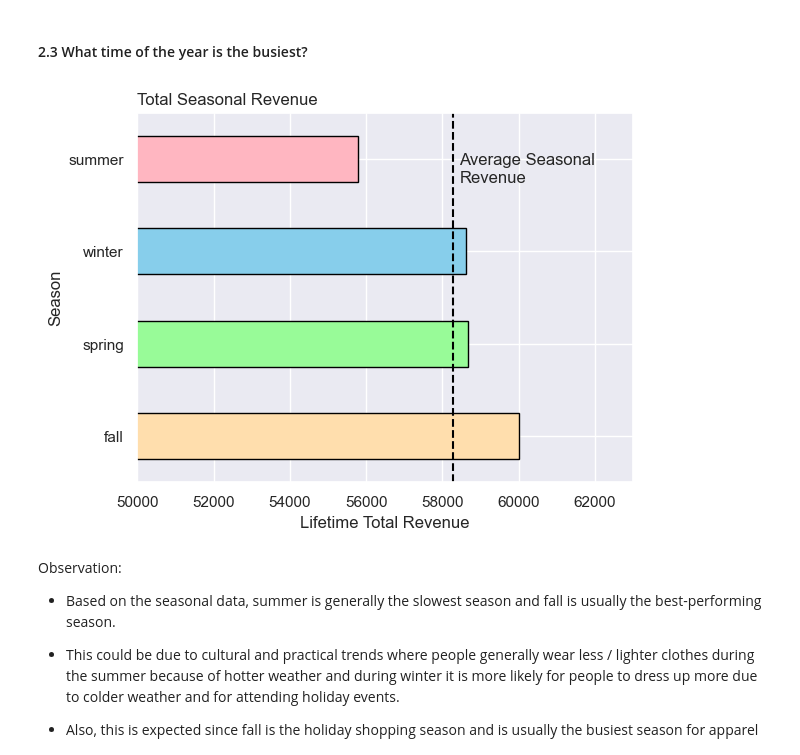
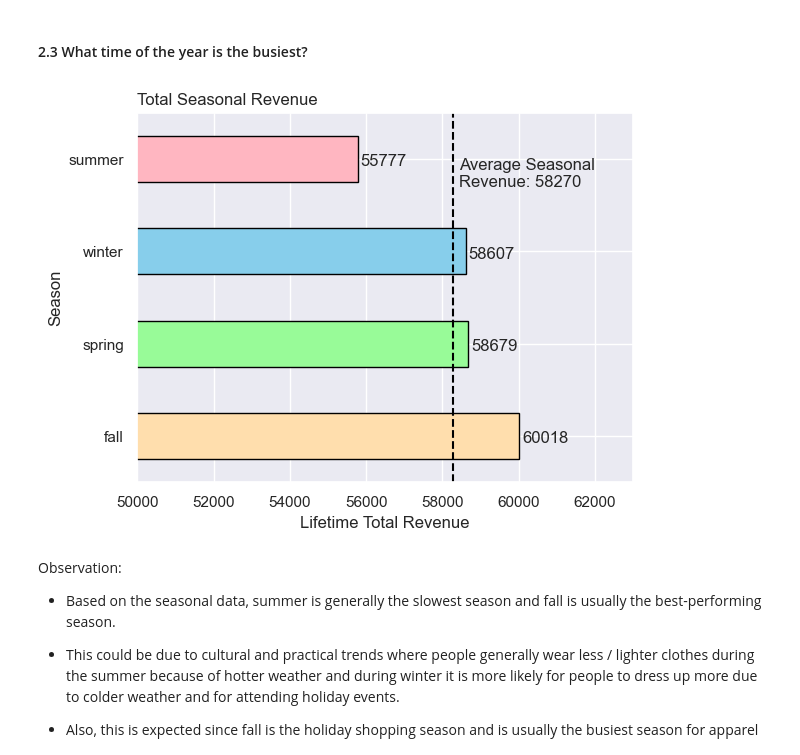
Before and after one commit to jasondo-da/shopping_behavior_analysis, a Jupyter notebook: shopping_behavior_analysis.ipynb, the cells around one changed output. Saved outputs shown, nothing was run; the diff lists cells and outputs as text; code cells hidden in the pictures.

```diff
--- a/shopping_behavior_analysis.ipynb
+++ b/shopping_behavior_analysis.ipynb
@@ -713,28 +708,38 @@ Observation:
 # %% [markdown]
 #### 2.3 What time of the year is the busiest?
 # %%
-# To find the average seasonal revenue we are going to group the season column and total
-# the usd_purchase_total column to find the seasonal revenue
-
-df.groupby('season')['usd_purchase_total'].sum().sort_values(ascending=False).plot(kind='barh',
-                                                                                     color=['navajowhite', 'palegreen', 'skyblue', 'lightpink'],
-                                                                                     edgecolor='black')
-avg_seasonal_rev = df.groupby('season')['usd_purchase_total'].sum().mean()
+# Grouping orders by season sold will display the seasonality of customer purchases
+seaspnal_rev = df.groupby('season')['usd_purchase_total'].sum().sort_values(ascending=False).plot(kind='barh',
+                                                                                                  color=['navajowhite', 'palegreen', 'skyblue', 'lightpink'],
+                                                                                                  edgecolor='black')
+# Creating graphical line to show the average sales
+avg_seasonal_rev = df.groupby('season')['usd_purchase_total'].sum().mean().astype('int')
+# Creating loop to display numeric value on graph
+for r in seaspnal_rev.patches:
+    y_value = r.get_y() + (r.get_height() - 0.075) / 2
+    x_value = r.get_width()
+    label = '{:.0f}'.format(x_value)
+    seaspnal_rev.annotate(label,
+                          (x_value, y_value),
+                          xytext=(2, 1),
+                          textcoords='offset points',
+                          ha='left',
+                          va='center')
 
 plt.axvline(x=avg_seasonal_rev,
             color='black',
             linestyle='--')
 plt.text(x=avg_seasonal_rev * 1.003,
-         y=2.75,
-         s='Average Seasonal\nRevenue')
-
-plt.title('Total Seasonal Revenue', loc='left')
+         y=2.7,
+         s=f'Average Seasonal\nRevenue: {avg_seasonal_rev}')
+plt.title('Total Seasonal Revenue',
+          loc='left')
 plt.xlabel('Lifetime Total Revenue')
 plt.xlim([50000, 63000])
 plt.ylabel('Season')
 plt.show()
 # %% [output]
-[figure, old version]
+[figure, new version]
 # %% [markdown]
 Observation:
 
```
Also changed, not shown: parts of 28 cells of this notebook.
